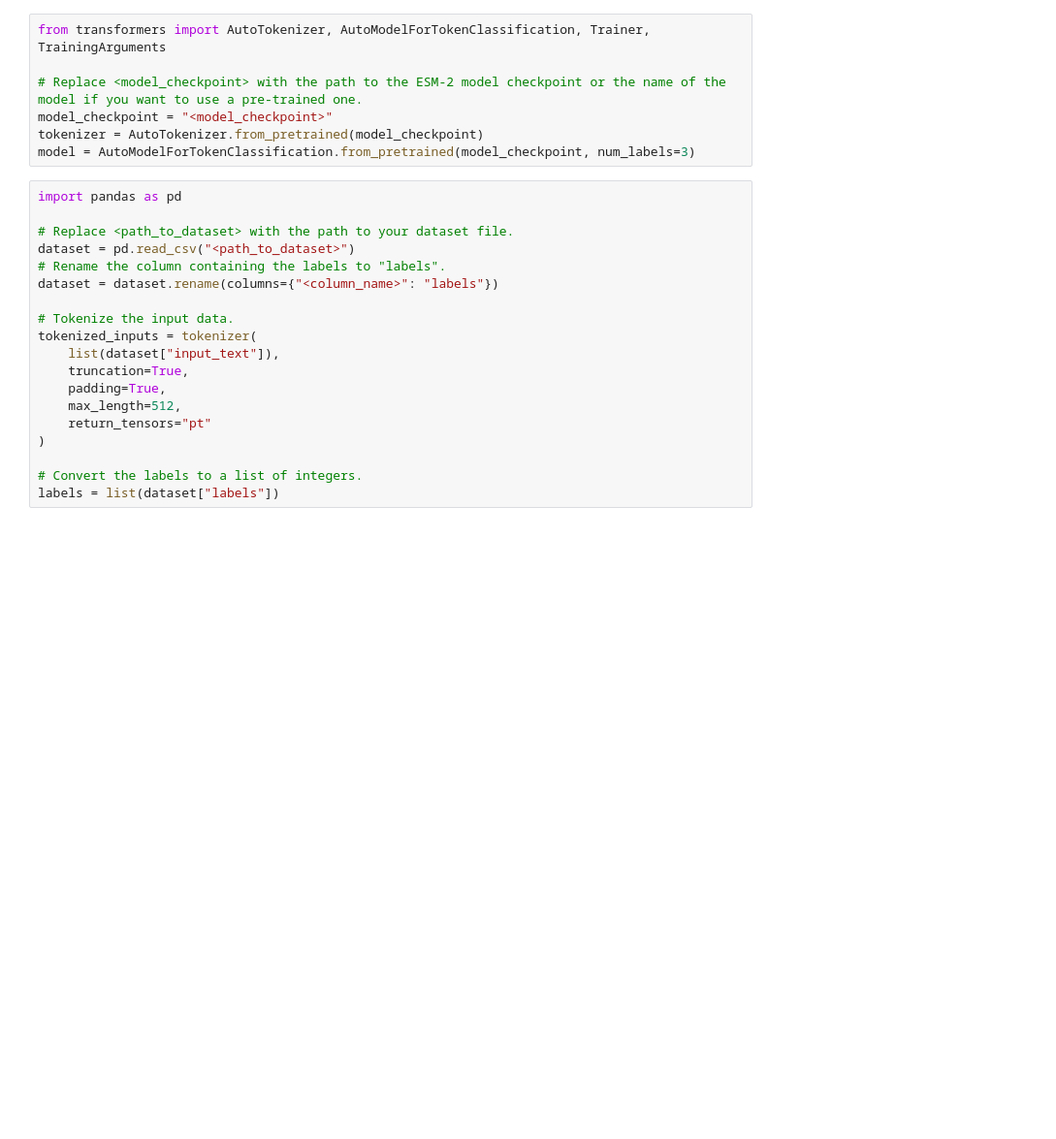
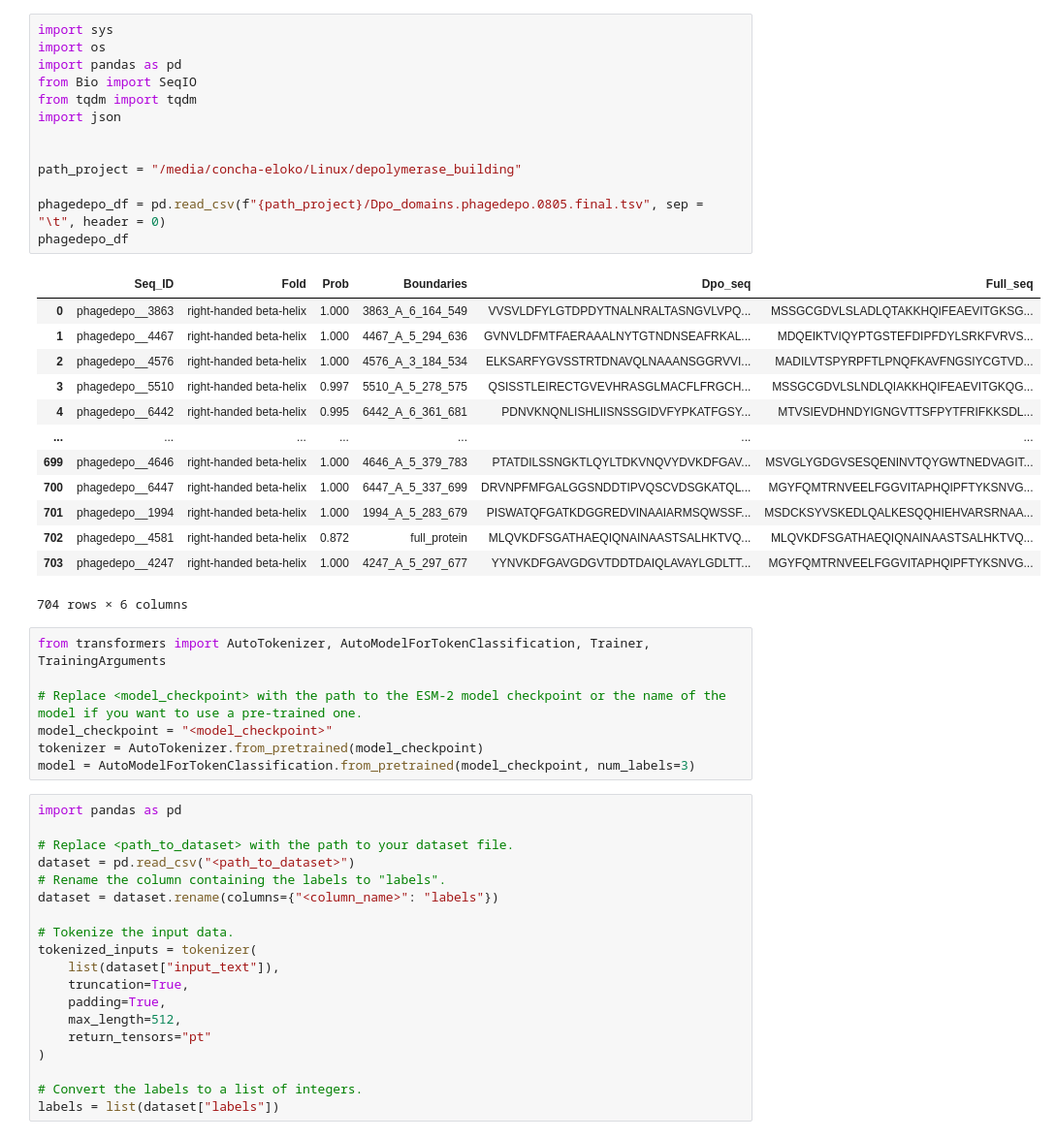
Before and after one commit to dimiboeckaerts/DepoScope, a Jupyter notebook: scripts/FineTuning_ESMTokenClass.ipynb, the cells around one changed output. Shown at 97% size. Cells and saved outputs as stored; diff of their text form; blank space fills up the shorter version.

```diff
--- a/scripts/FineTuning_ESMTokenClass.ipynb
+++ b/scripts/FineTuning_ESMTokenClass.ipynb
@@ -1,3 +1,30 @@
+# %%
+import sys
+import os
+import pandas as pd
+from Bio import SeqIO
+from tqdm import tqdm
+import json
+
+
+path_project = "/media/concha-eloko/Linux/depolymerase_building"
+
+phagedepo_df = pd.read_csv(f"{path_project}/Dpo_domains.phagedepo.0805.final.tsv", sep = "\t", header = 0)
+phagedepo_df
+# %% [output]
+|  | Seq_ID | Fold | Prob | Boundaries | Dpo_seq | Full_seq |
+| 0 | phagedepo__3863 | right-handed beta-helix | 1.000 | 3863_A_6_164_549 | VVSVLDFYLGTDPDYTNALNRALTASNGVLVPQ... | MSSGCGDVLSLADLQTAKKHQIFEAEVITGKSG... |
+| 1 | phagedepo__4467 | right-handed beta-helix | 1.000 | 4467_A_5_294_636 | GVNVLDFMTFAERAAALNYTGTNDNSEAFRKAL... | MDQEIKTVIQYPTGSTEFDIPFDYLSRKFVRVS... |
+| 2 | phagedepo__4576 | right-handed beta-helix | 1.000 | 4576_A_3_184_534 | ELKSARFYGVSSTRTDNAVQLNAAANSGGRVVI... | MADILVTSPYRPFTLPNQFKAVFNGSIYCGTVD... |
+| 3 | phagedepo__5510 | right-handed beta-helix | 0.997 | 5510_A_5_278_575 | QSISSTLEIRECTGVEVHRASGLMACFLFRGCH... | MSSGCGDVLSLNDLQIAKKHQIFEAEVITGKQG... |
+| 4 | phagedepo__6442 | right-handed beta-helix | 0.995 | 6442_A_6_361_681 | PDNVKNQNLISHLIISNSSGIDVFYPKATFGSY... | MTVSIEVDHNDYIGNGVTTSFPYTFRIFKKSDL... |
+| ... | ... | ... | ... | ... | ... | ... |
+| 699 | phagedepo__4646 | right-handed beta-helix | 1.000 | 4646_A_5_379_783 | PTATDILSSNGKTLQYLTDKVNQVYDVKDFGAV... | MSVGLYGDGVSESQENINVTQYGWTNEDVAGIT... |
+| 700 | phagedepo__6447 | right-handed beta-helix | 1.000 | 6447_A_5_337_699 | DRVNPFMFGALGGSNDDTIPVQSCVDSGKATQL... | MGYFQMTRNVEELFGGVITAPHQIPFTYKSNVG... |
+| 701 | phagedepo__1994 | right-handed beta-helix | 1.000 | 1994_A_5_283_679 | PISWATQFGATKDGGREDVINAAIARMSQWSSF... | MSDCKSYVSKEDLQALKESQQHIEHVARSRNAA... |
+| 702 | phagedepo__4581 | right-handed beta-helix | 0.872 | full_protein | MLQVKDFSGATHAEQIQNAINAASTSALHKTVQ... | MLQVKDFSGATHAEQIQNAINAASTSALHKTVQ... |
+| 703 | phagedepo__4247 | right-handed beta-helix | 1.000 | 4247_A_5_297_677 | YYNVKDFGAVGDGVTDDTDAIQLAVAYLGDLTT... | MGYFQMTRNVEELFGGVITAPHQIPFTYKSNVG... |
+704 rows × 6 columns
 # %%
 from transformers import AutoTokenizer, AutoModelForTokenClassification, Trainer, TrainingArguments
 
```
Also changed, not shown: 3 other files.
